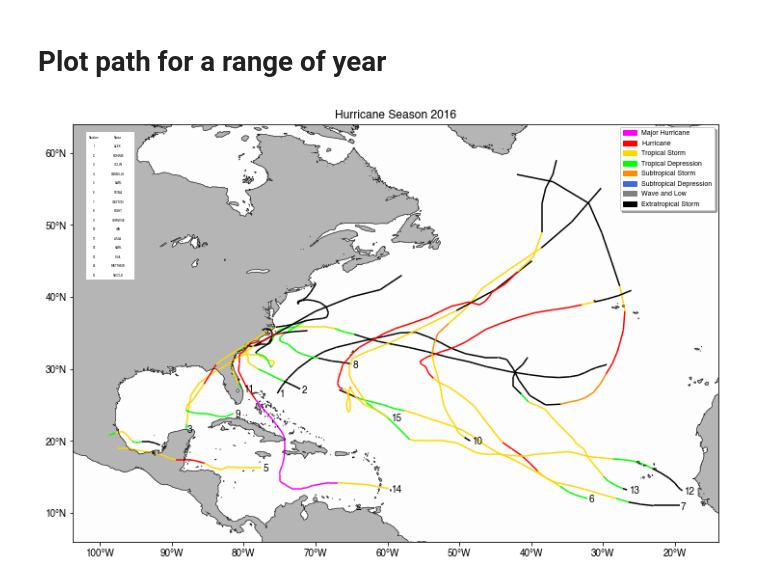
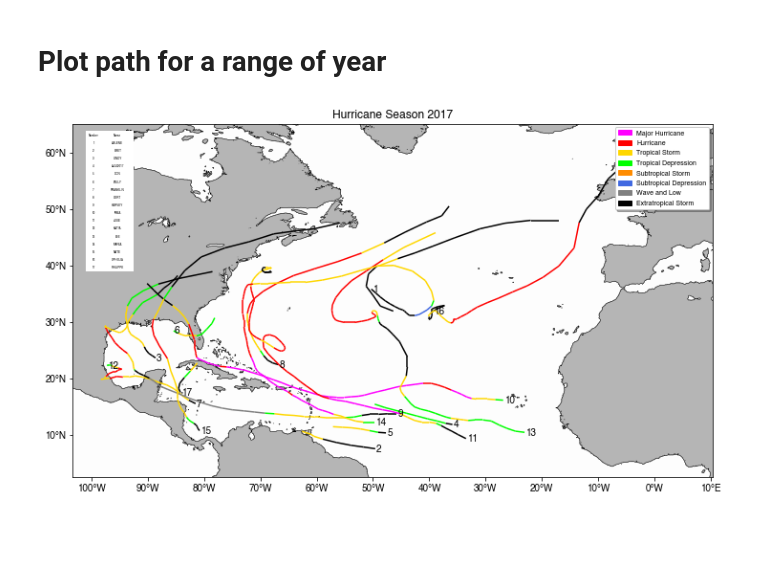
Before and after one commit to philippemiron/notebooks, a Jupyter notebook: atlantic_storms.ipynb, the cells around one changed output. Drawn from its saved outputs; the diff is of its cells as text; code cells hidden in the pictures; blank space fills up the shorter version.

```diff
--- a/atlantic_storms.ipynb
+++ b/atlantic_storms.ipynb
@@ -93,7 +93,9 @@ import matplotlib.cm as cm
 from matplotlib.ticker import MultipleLocator, FuncFormatter
 %matplotlib inline
 
-url = 'http://www.nhc.noaa.gov/data/hurdat/hurdat2-1851-2016-041117.txt'
+# this breaks everytime they update the file..
+# go there https://www.nhc.noaa.gov/data/hurdat/ to get new filename
+url = 'https://www.nhc.noaa.gov/data/hurdat/hurdat2-1851-2017-050118.txt'
 rawfile = requests.get(url)
 rawfile.raise_for_status()
 # %%
@@ -200,7 +202,7 @@ if not Path(filename).is_file():
         outfile.write(gzip.decompress(compressed_file))
 
 # Retrive topology from ETOPO1
-lonmin = -120 ; lonmax = 0
+lonmin = -120 ; lonmax = 20
 latmin =  0 ; latmax =  70
 skip = 5
 
@@ -303,15 +305,18 @@ def adjust_range(range_plot, lonmin, lonmax, latmin, latmax):
 
 from matplotlib.collections import LineCollection
 import matplotlib.patches as mpatches
-year = 2016 # 1851-2016
+year = 2017 # 1851-2017
 storms = df_AL_storms[(df_AL_storms.datetime.map(lambda x: x.year) == year)
                       & (df_AL_storms.lon>lonmin) & (df_AL_storms.lon<lonmax)
                       & (df_AL_storms.lat>latmin) & (df_AL_storms.lat<latmax)]
 fig, ax = plt.subplots(figsize=(12,10))
 
+# bathymetry
+ax.contourf(elon,elat,land,np.arange(0,510,10),cmap=cm.binary, zorder=0)
+ax.contour(elon,elat,ez,[0],colors='black', linewidths=0.5, zorder=0)
+
 # can add this for scatter points of trajectories
 #storms.plot(kind='scatter', x='lon', y='lat', ax=ax, s=2, c='k')
-
 # loop each storm
 rplot = [lonmax, lonmin, latmax, latmin]
 segments = np.empty((0,2,2))
@@ -334,39 +339,37 @@ for i, identification in enumerate(np.unique(storms.id)):
         if name != 'UNNAMED':
             storms_text.append([str(i+1), name])
         else:
             storms_text.append([str(i+1), identification])
 
         rplot = adjust_range(rplot, np.min(x_s), np.max(x_s), np.min(y_s), np.max(y_s))
 
+ax.set_title('Hurricane Season ' + str(year))
+ax.set_xlim(rplot[0]-5, rplot[1]+5)
+ax.set_ylim(rplot[2]-5, rplot[3]+5)
+ax.set_aspect('equal')
+
 tab = ax.table(cellText=storms_text, colLabels=['Number', 'Name'],
-               colWidths=[0.025,0.05], cellLoc='center', loc='upper left')
+               colWidths=[0.025,0.05], cellLoc='center', loc='upper left', zorder=1)
 
 # remove table borders
 for key, cell in tab.get_celld().items():
     cell.set_linewidth(0)
 
 # legend for storm intensity
 legend_h = []
 legend_h.append(mpatches.Patch(color='magenta', label='Major Hurricane'))
 legend_h.append(mpatches.Patch(color='red', label='Hurricane'))
 legend_h.append(mpatches.Patch(color='gold', label='Tropical Storm'))
 legend_h.append(mpatches.Patch(color='lime', label='Tropical Depression'))
 legend_h.append(mpatches.Patch(color='darkorange', label='Subtropical Storm'))
 legend_h.append(mpatches.Patch(color='royalblue', label='Subtropical Depression'))
 legend_h.append(mpatches.Patch(color='grey', label='Wave and Low'))
 legend_h.append(mpatches.Patch(color='black', label='Extratropical Storm'))
 legend = ax.legend(handles=legend_h, loc='upper right', prop={'size': 7}, shadow=True)
 
-ax.contour(elon,elat,ez,[0],colors='black', linewidths=0.5)
-ax.contourf(elon,elat,land,np.arange(0,510,10),cmap=cm.binary, zorder=0)
-ax.set_title('Hurricane Season ' + str(year))
-ax.set_xlim(rplot[0]-5, rplot[1]+5)
-ax.set_ylim(rplot[2]-5, rplot[3]+5)
-ax.set_aspect('equal')
-
 fix_axes(ax, 10, 10)
 ax.xaxis.label.set_visible(False)
 ax.yaxis.label.set_visible(False)
 fig.savefig('hurricane_' + str(year) + '.png', dpi=1000)
 # %% [output]
-[figure, old version]
+[figure, new version]
```
Also changed, not shown: parts of 2 cells of this notebook, 7 other files.
